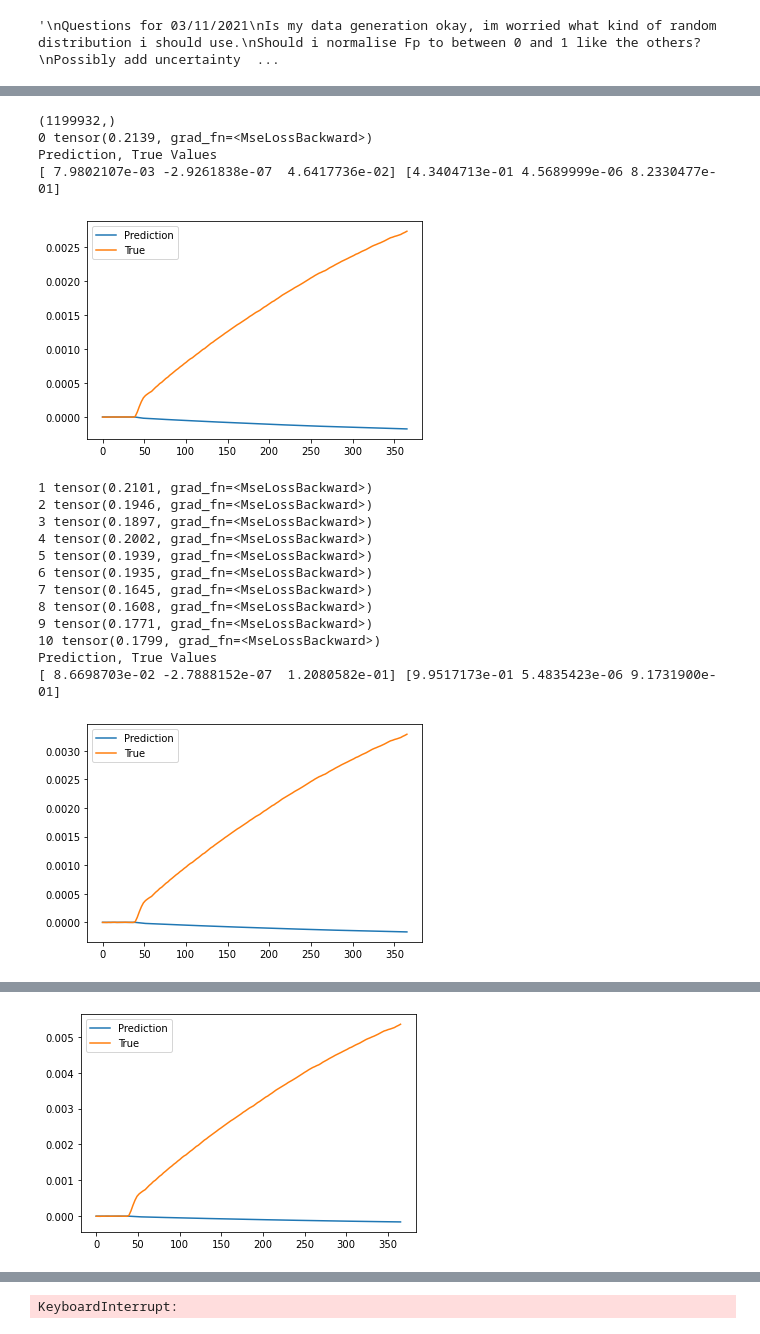
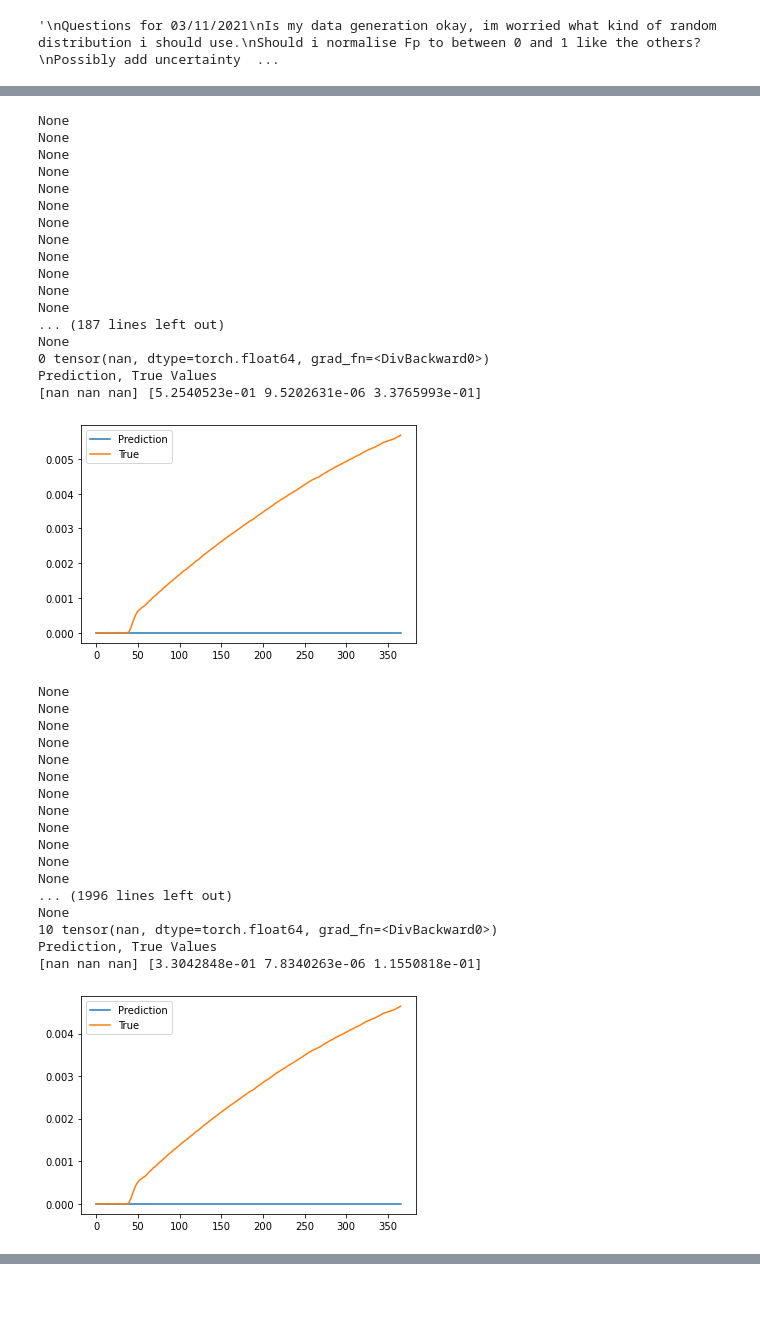
Before and after one commit to Michael-McLaren/MRI_ML, a Jupyter notebook: Model_fitting.ipynb, the cells around one changed output, grey strips where cells are left out. Drawn from its saved outputs; the diff is of its cells as text; code cells hidden in the pictures; blank space fills up the shorter version.

```diff
--- a/Model_fitting.ipynb
+++ b/Model_fitting.ipynb
@@ -63,8 +63,8 @@ def generate_xy(num_curves):
 
 def training_loop(x, y, epochs, plot = True):
     #x is the inputs, y is the true value of the predictions
-    optimizer = torch.optim.SGD(net.parameters(), lr=0.000001, momentum=0.9)
-    loss_func = torch.nn.MSELoss()
+    optimizer = torch.optim.SGD(net.parameters(), lr=0.0001, momentum=0.9)
+#     loss_func = torch.nn.MSELoss()
 
     x = torch.from_numpy(x).float()
     y = torch.from_numpy(y).float()
@@ -86,13 +86,12 @@ def training_loop(x, y, epochs, plot = True):
             mini_y = Variable(mini_y)
 
             prediction = net(mini_x)     # input x and predict based on x
-            #adjust prediction so that it simply needs to choose between 0 and 1
-            prediction[:,1] = 1e-5*prediction[:,1]
-            loss = loss_func(prediction, mini_y)
+            loss = loss_fn_batch(prediction, mini_y)
 
 
             optimizer.zero_grad()   # clear gradients so it doesn't stack up over the loops
-            loss.backward()         # backprop
+            loss.backward()        # backprop
+            print(loss.grad)
             optimizer.step()
 
         loss_list.append(loss.detach().numpy())
@@ -112,10 +111,10 @@ def training_loop(x, y, epochs, plot = True):
 class Net(nn.Module):
     def __init__(self):
         super(Net, self).__init__()
-        self.hidden = torch.nn.Linear(150, 2000)   # hidden layer
-        self.hidden2 = torch.nn.Linear(2000, 1000)   # hidden layer
-        self.hidden3 = torch.nn.Linear(1000, 500)
-        self.hidden4 = torch.nn.Linear(500, 300)
+        self.hidden = torch.nn.Linear(150, 200)   # hidden layer
+        self.hidden2 = torch.nn.Linear(200, 100)   # hidden layer
+        self.hidden3 = torch.nn.Linear(100, 50)
+        self.hidden4 = torch.nn.Linear(50, 300)
         self.hidden5 = torch.nn.Linear(300, 200)
         self.predict = torch.nn.Linear(200, 3)
 
@@ -184,25 +254,42 @@ def loss_fn(outputs, targets):
 # %%
-x, y = generate_xy(100000)
-print(x[x<0].shape)
+x, y = generate_xy(10000)
 net = Net()
 
 training_loop(x ,y ,epochs=100)
 # %% [output]
-(1199932,)
-0 tensor(0.2139, grad_fn=<MseLossBackward>)
+None
+None
+None
+None
+None
+None
+None
+None
+None
+None
+None
+None
+... (187 lines left out)
+None
+0 tensor(nan, dtype=torch.float64, grad_fn=<DivBackward0>)
 Prediction, True Values
-[ 7.9802107e-03 -2.9261838e-07  4.6417736e-02] [4.3404713e-01 4.5689999e-06 8.2330477e-01]
+[nan nan nan] [5.2540523e-01 9.5202631e-06 3.3765993e-01]
-[figure, old version]
+[figure, new version]
-1 tensor(0.2101, grad_fn=<MseLossBackward>)
-2 tensor(0.1946, grad_fn=<MseLossBackward>)
-3 tensor(0.1897, grad_fn=<MseLossBackward>)
-4 tensor(0.2002, grad_fn=<MseLossBackward>)
-5 tensor(0.1939, grad_fn=<MseLossBackward>)
-6 tensor(0.1935, grad_fn=<MseLossBackward>)
-7 tensor(0.1645, grad_fn=<MseLossBackward>)
-8 tensor(0.1608, grad_fn=<MseLossBackward>)
-9 tensor(0.1771, grad_fn=<MseLossBackward>)
-10 tensor(0.1799, grad_fn=<MseLossBackward>)
+None
+None
+None
+None
+None
+None
+None
+None
+None
+None
+None
+None
+... (1996 lines left out)
+None
+10 tensor(nan, dtype=torch.float64, grad_fn=<DivBackward0>)
 Prediction, True Values
-[ 8.6698703e-02 -2.7888152e-07  1.2080582e-01] [9.9517173e-01 5.4835423e-06 9.1731900e-01]
+[nan nan nan] [3.3042848e-01 7.8340263e-06 1.1550818e-01]
-[figure, old version]
+[figure, new version]
@@ -221 +312,0 @@ Prediction, True Values
-[figure, removed]
@@ -240 +313,0 @@ Prediction, True Values
-KeyboardInterrupt:
```
Also changed, not shown: parts of 3 cells of this notebook, 3 other files.
